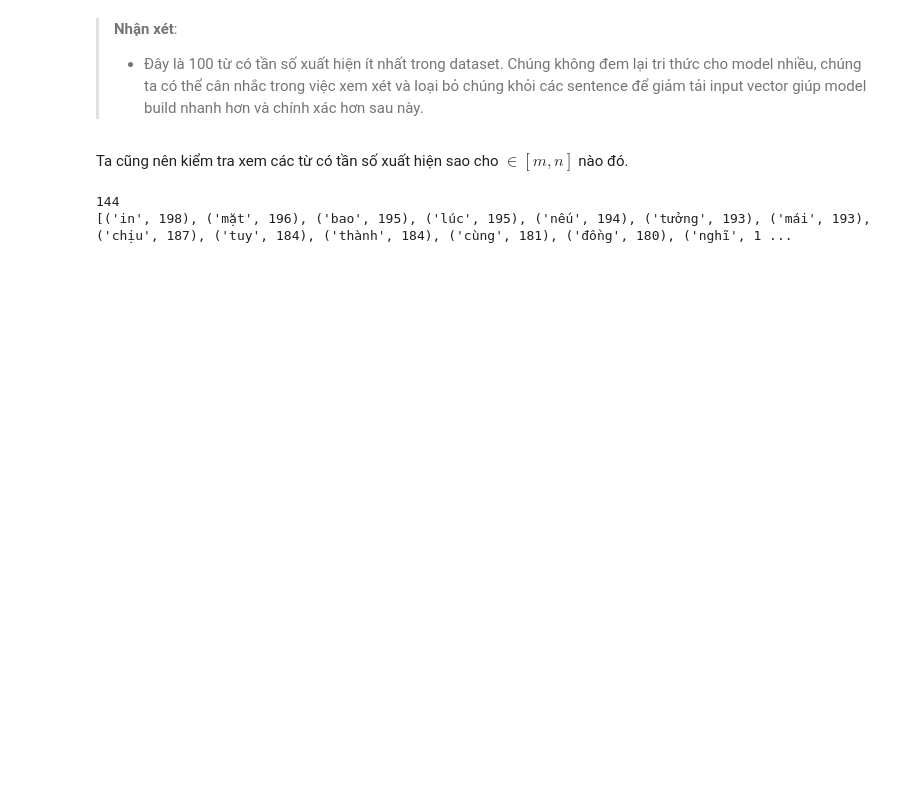
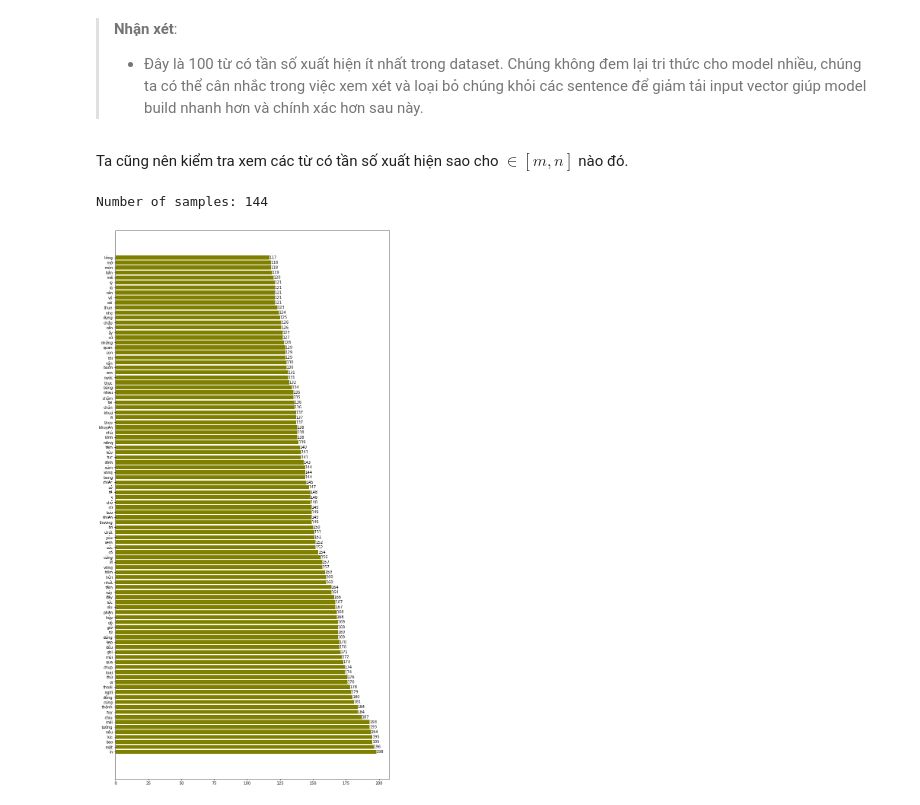
Before and after one commit to cuongpiger/SCL_KHVW_Sentiment_Analysis_Project, a Jupyter notebook: 03.eda.ipynb, the cells around one changed output. Drawn from its saved outputs; the diff is of its cells as text; code cells hidden in the pictures; blank space fills up the shorter version.

```diff
--- a/03.eda.ipynb
+++ b/03.eda.ipynb
@@ -81,9 +78,9 @@ print(word_freq[-100:])
 # %% [markdown]
 Ta cũng nên kiểm tra xem các từ có tần số xuất hiện sao cho $\in [m, n]$ nào đó.
 # %%
-tmp = Detective.bagOfWordsGetRangeBased(word_freq, (100, 200))
-print(len(tmp))
-print(tmp)
+bt_100_200 = Detective.bagOfWordsGetRangeBased(word_freq, (100, 200))
+print(f"Number of samples: {len(bt_100_200)}")
+Detective.wordFrequencyBarplot(bt_100_200.head(100))
 # %% [output]
-144
-[('in', 198), ('mặt', 196), ('bao', 195), ('lúc', 195), ('nếu', 194), ('tưởng', 193), ('mái', 193), ('chịu', 187), ('tuy', 184), ('thành', 184), ('cùng', 181), ('đồng', 180), ('nghĩ', 1 ...
+Number of samples: 144
+[figure, added]
```
Also changed, not shown: parts of 16 cells of this notebook, 1 other file.
